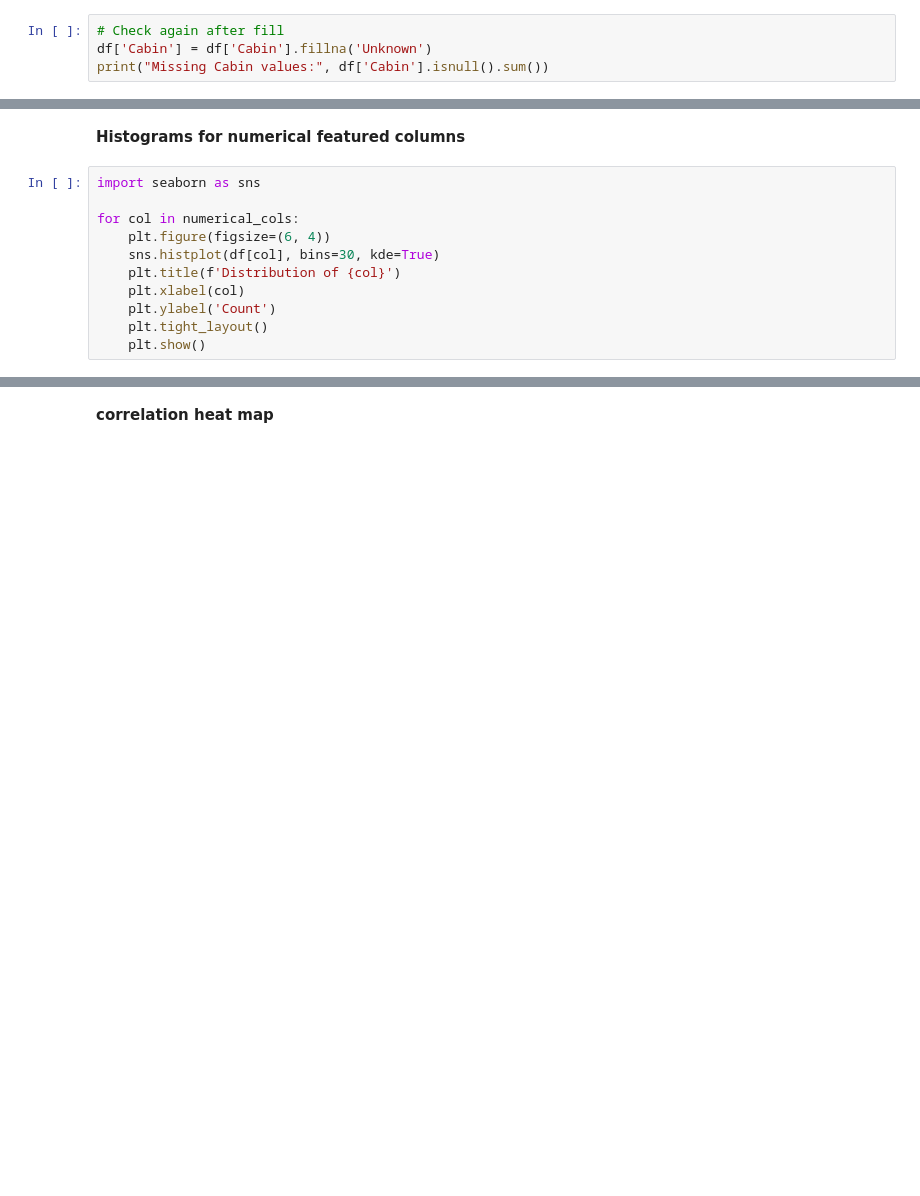
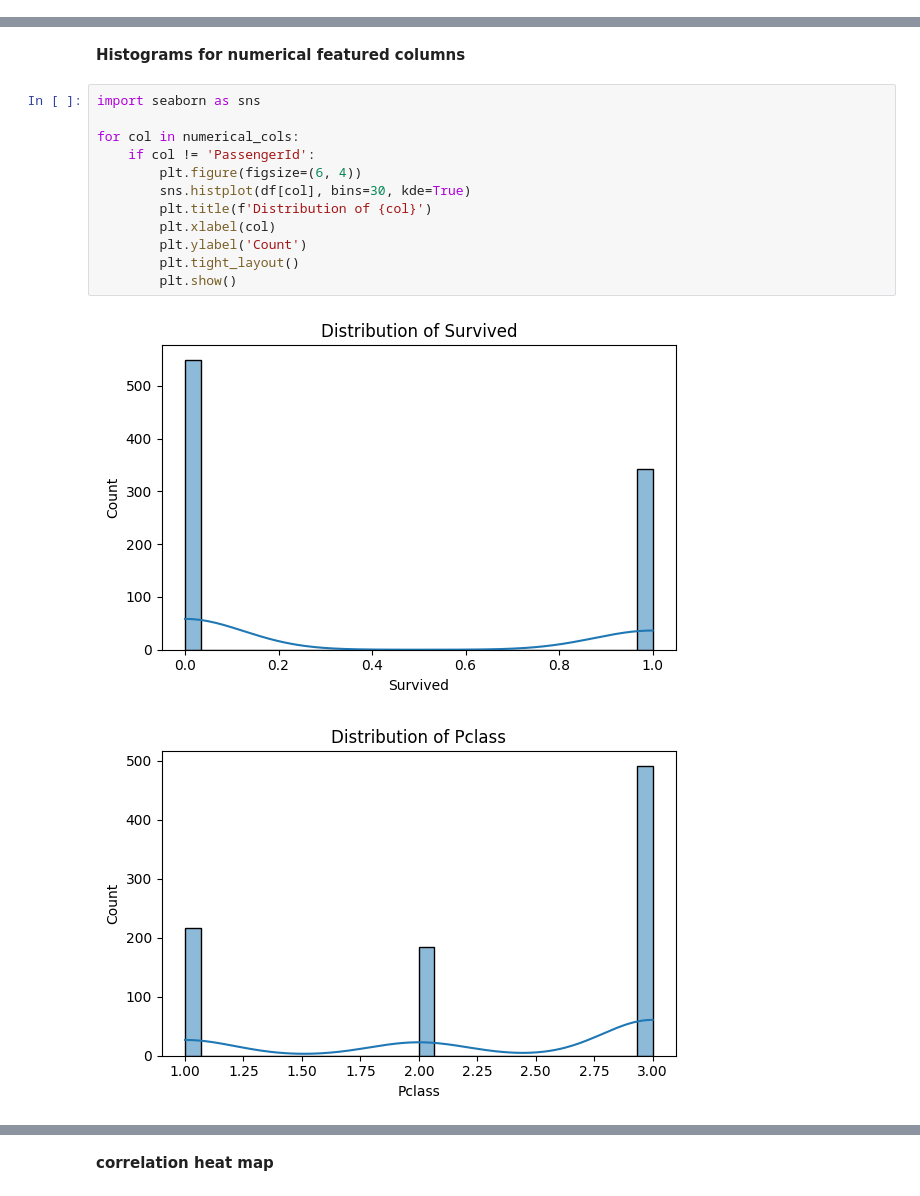
Before and after one commit to junaid1729/Ezitech_internship, a Jupyter notebook: Task01/titanic.ipynb, the cells around one changed output, grey strips where cells are left out. Drawn from its saved outputs; the diff is of its cells as text; blank space fills up the shorter version.

```diff
--- a/Task01/titanic.ipynb
+++ b/Task01/titanic.ipynb
@@ -109,7 +199,3 @@ df['Deck'] = df['Deck'].fillna('U')
 # %%
 # Fill missing Embarked with mode
 df['Embarked'] = df['Embarked'].fillna(df['Embarked'].mode()[0])
-# %%
-# Check again after fill
-df['Cabin'] = df['Cabin'].fillna('Unknown')
-print("Missing Cabin values:", df['Cabin'].isnull().sum())
@@ -218,11 +364,15 @@ plt.show()
 # %%
 import seaborn as sns
 
 for col in numerical_cols:
-    plt.figure(figsize=(6, 4))
-    sns.histplot(df[col], bins=30, kde=True)
-    plt.title(f'Distribution of {col}')
-    plt.xlabel(col)
-    plt.ylabel('Count')
-    plt.tight_layout()
-    plt.show()
+    if col != 'PassengerId':
+        plt.figure(figsize=(6, 4))
+        sns.histplot(df[col], bins=30, kde=True)
+        plt.title(f'Distribution of {col}')
+        plt.xlabel(col)
+        plt.ylabel('Count')
+        plt.tight_layout()
+        plt.show()
+# %% [output]
+[figure, added]
+[figure, added]
```
Also changed, not shown: parts of 41 cells of this notebook.
